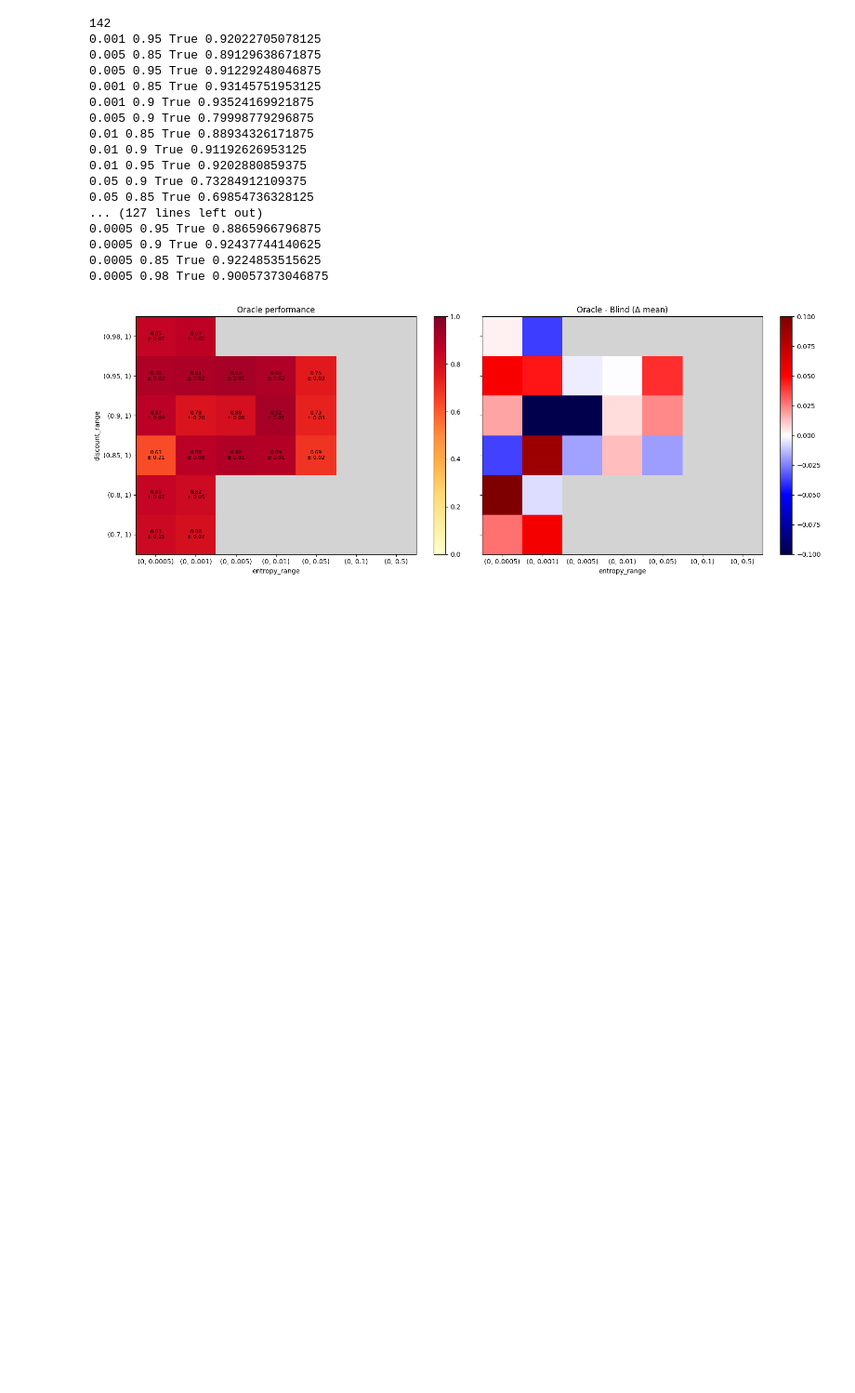
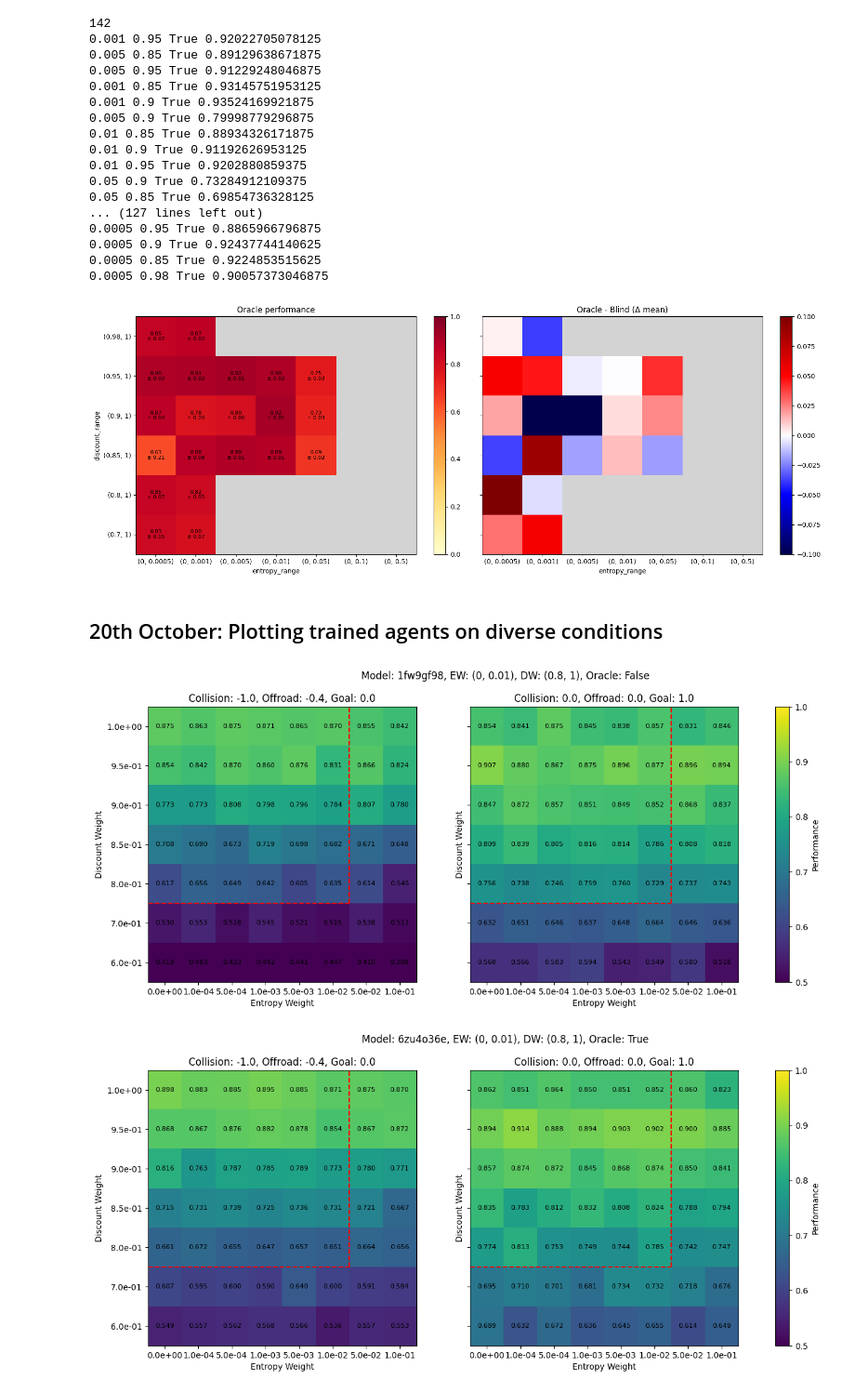
Before and after one commit to Emerge-Lab/PufferDrive, a Jupyter notebook: tmp.ipynb, the cells around one changed output. Shown at 93% size. Cells and saved outputs as stored; diff of their text form; code cells hidden in the pictures; blank space fills up the shorter version.

```diff
--- a/tmp.ipynb
+++ b/tmp.ipynb
@@ -121,3 +121,82 @@ plt.tight_layout()
 plt.show()
 # %% [output]
 [figure]
+# %% [markdown]
+## 20th October: Plotting trained agents on diverse conditions
+# %%
+import json
+import numpy as np
+import matplotlib.pyplot as plt
+from matplotlib.colors import Normalize
+from collections import defaultdict
+from wandb import Api
+
+# model_id = "ypgq8ljx"
+
+def plot_puffer_drive(model_id):
+    with open(f"/scratch/mmk9418/projects/PufferDrive/experiments/puffer_drive_{model_id}/eval_results.jsonl", 'r') as f:
+        data = [json.loads(line.strip()) for line in f]
+
+    entropy_weights = sorted(set([d['entropy_weight'] for d in data]))
+    discount_weights = sorted(set([d['discount_weight'] for d in data]))
+
+    entropy_idx = {ew: i for i, ew in enumerate(entropy_weights)}
+    discount_idx = {dw: i for i, dw in enumerate(discount_weights)}
+
+    combinations = [(-1.0, -0.4, 0.0), (0.0, 0.0, 1.0)]
+
+    fig, axes = plt.subplots(1, 2, figsize=(16, 6), sharex=True, sharey=True)
+
+    perf_cmap = plt.cm.viridis.copy()
+    perf_cmap.set_bad('lightgray')
+    perf_norm = Normalize(vmin=0.5, vmax=1.0)
+    run = Api().run(f"emerge_/adaptive/{model_id}")
+    env_cfg = run.config['env']
+
+    for idx, (cw, ow, gw) in enumerate(combinations):
+        ax = axes[idx]
+
+        filtered_data = [d for d in data if d['collision_weight'] == cw and d['offroad_weight'] == ow and d['goal_weight'] == gw]
+
+        grouped = defaultdict(list)
+        for d in filtered_data:
+            grouped[(d['entropy_weight'], d['discount_weight'])].append(d['perf'])
+
+        mean_matrix = np.full((len(discount_weights), len(entropy_weights)), np.nan)
+
+        for (ew, dw), perfs in grouped.items():
+            mean_matrix[discount_idx[dw], entropy_idx[ew]] = np.mean(perfs)
+
+        mean_ma = np.ma.masked_invalid(mean_matrix)
+
+        im = ax.imshow(mean_ma, origin="lower", aspect="auto", cmap=perf_cmap, norm=perf_norm)
+
+        for i in range(len(discount_weights)):
+            for j in range(len(entropy_weights)):
+                if not np.isnan(mean_matrix[i, j]):
+                    ax.text(j, i, f"{mean_matrix[i, j]:.3f}",
+                        ha="center", va="center", fontsize=8, color="black")
+
+        ax.set_title(f"Collision: {cw}, Offroad: {ow}, Goal: {gw}")
+        ax.set_xlabel("Entropy Weight")
+        ax.set_ylabel("Discount Weight")
+        ax.set_xticks(range(len(entropy_weights)))
+        ax.set_xticklabels([f"{ew:.1e}" for ew in entropy_weights])
+        ax.set_yticks(range(len(discount_weights)))
+        ax.set_yticklabels([f"{dw:.1e}" for dw in discount_weights])
+        # add a red line at entropy_weight_ub and discount_weight_lb
+        ax.axvline(x=entropy_idx[env_cfg['entropy_weight_ub']]+0.5, ymin=discount_idx[env_cfg['discount_weight_lb']] / len(discount_weights), ymax=1, color='red', linestyle='--')
+        ax.axhline(y=discount_idx[env_cfg['discount_weight_lb']]-0.5, xmin=0, xmax=(entropy_idx[env_cfg['entropy_weight_ub']]+1)/ len(entropy_weights), color='red', linestyle='--')
+
+    plt.suptitle(f"Model: {model_id}, EW: ({env_cfg['entropy_weight_lb']}, {env_cfg['entropy_weight_ub']}), DW: ({env_cfg['discount_weight_lb']}, {env_cfg['discount_weight_ub']}), Oracle: {env_cfg['oracle_mode']}")
+    fig.colorbar(im, ax=axes.ravel().tolist(), label='Performance')
+    plt.show()
+
+plot_puffer_drive(model_id = "1fw9gf98")
+plot_puffer_drive(model_id = "6zu4o36e")
+
+# plot_puffer_drive(model_id = "2fj7fj3p")
+# plot_puffer_drive(model_id = "1tn6kogv")
+# %% [output]
+[figure, added]
+[figure, added]
```
Also changed, not shown: parts of 1 cell of this notebook, 7 other files.
